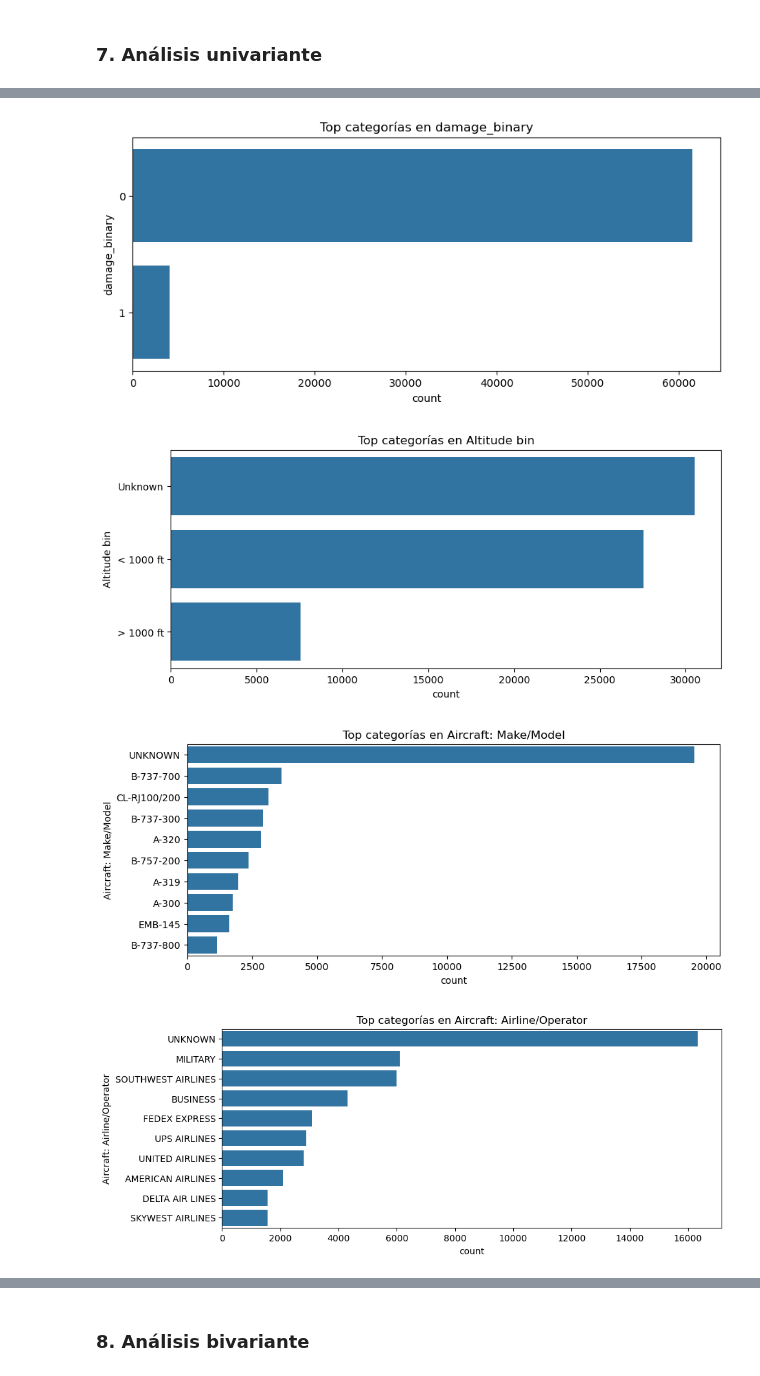
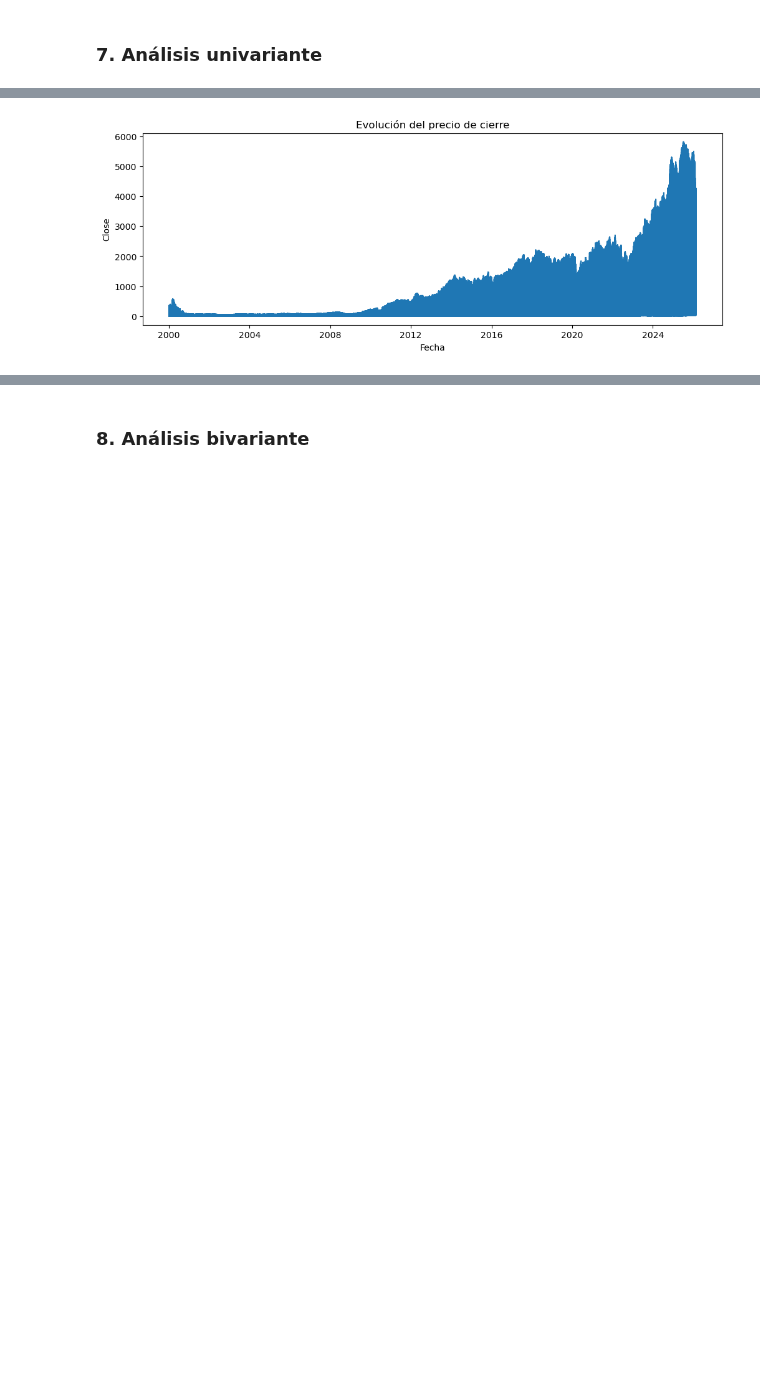
Before and after one commit to lucia-luzuriaga/ML_Birds_Strikes, a Jupyter notebook: src/notebooks/prueba.ipynb, the cells around one changed output, grey strips where cells are left out. Saved outputs shown, nothing was run; the diff lists cells and outputs as text; code cells hidden in the pictures; blank space fills up the shorter version.

```diff
--- a/src/notebooks/prueba.ipynb
+++ b/src/notebooks/prueba.ipynb
@@ -3,6 +3,6 @@
 # %%
 import pandas as pd
 # %%
-df = pd.read_csv(r"../data_sample/Bird Strikes Test.csv")
+df = pd.read_csv(r"C:\Users\blanc.TORRE-BLANCA\OneDrive\Escriptori\bootcamp-data\ML_Birds_Strikes\src\data_sample\NASDAQ100_Historical_Data.csv")
 df
 # %% [output]
@@ -64,2 +80,0 @@ df["damage_binary"] = df["Effect: Indicated Damage"].map({
-# %%
-df = df.drop(columns=["Effect: Indicated Damage"])
@@ -91,7 +81,11 @@ Name: damage_binary, Length: 65610, dtype: int64
 # %% [markdown]
 ### 4. Target
 # %%
-y = df["damage_binary"]
+# Crear la variable objetivo: precio de cierre del día siguiente
+df["Target"] = df["Close"].shift(-1)
+
+# Eliminar la última fila (no tiene valor futuro)
+df = df.dropna(subset=["Target"])
 # %% [markdown]
 ### 5. Comprension de variables
 # %%
@@ -329,22 +239,11 @@ Name: count, dtype: int64
 # %%
-#gráficos de barras
-import seaborn as sns
-
-important_cats = [
-    "damage_binary",
-    "Altitude bin",
-    "Aircraft: Make/Model",
-    'Aircraft: Airline/Operator'
-]
-
-for col in important_cats:
-    plt.figure(figsize=(10,4))
-    sns.countplot(data=df, y=col, order=df[col].value_counts().index[:10])
-    plt.title(f"Top categorías en {col}")
-    plt.show()
+# Distribución temporal del precio de cierre
+plt.figure(figsize=(12, 4))
+plt.plot(df["Date"], df["Close"])
+plt.title("Evolución del precio de cierre")
+plt.xlabel("Fecha")
+plt.ylabel("Close")
+plt.show()
 # %% [output]
-[figure, old version]
+[figure, new version]
-[figure, removed]
-[figure, removed]
-[figure, removed]
 # %%
```
Also changed, not shown: parts of 92 cells of this notebook.
